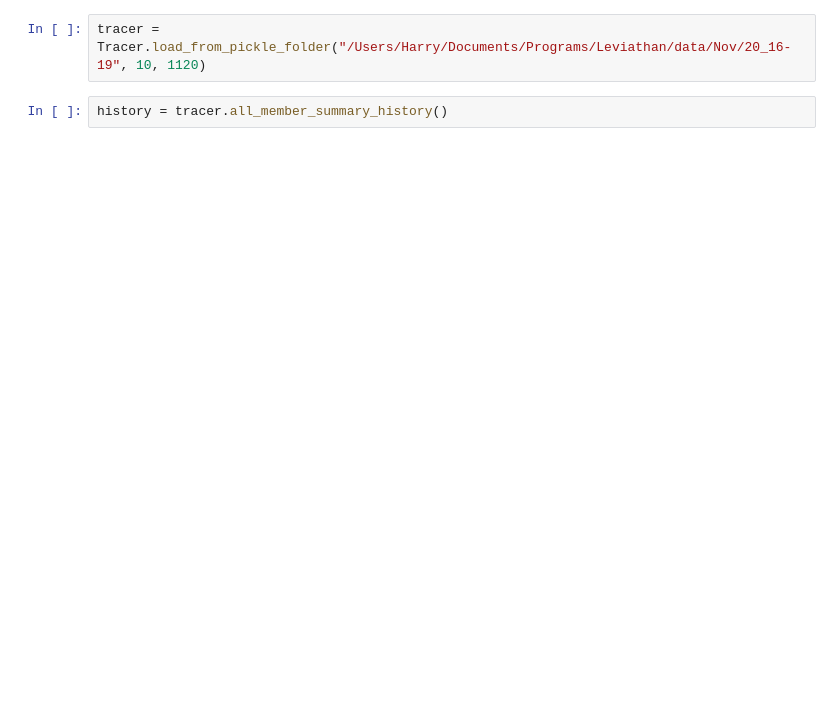
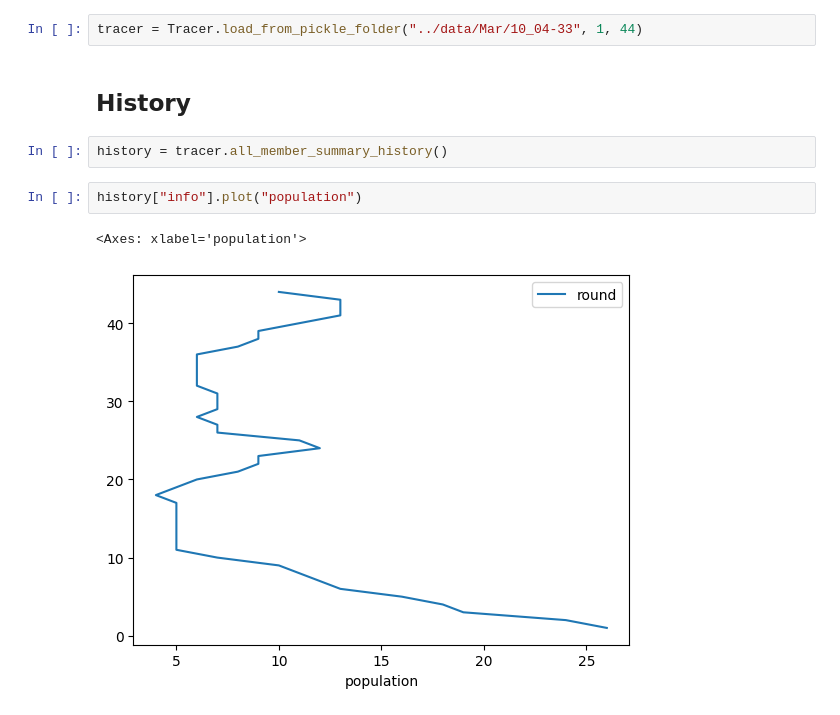
Before and after one commit to LEE-CHENYU/leviathan, a Jupyter notebook: notebooks/test_tracer.ipynb, the cells around one changed output. Saved outputs shown, nothing was run; the diff lists cells and outputs as text; blank space fills up the shorter version.

```diff
--- a/notebooks/test_tracer.ipynb
+++ b/notebooks/test_tracer.ipynb
@@ -9,6 +25,13 @@ import matplotlib.pyplot as plt
-# %%
-tracer = Tracer.load_from_pickle_folder("/Users/Harry/Documents/Programs/Leviathan/data/Nov/20_16-19", 10, 1120)
+# %%
+tracer = Tracer.load_from_pickle_folder("../data/Mar/10_04-33", 1, 44)
+# %% [markdown]
+## History
 # %%
 history = tracer.all_member_summary_history()
+# %%
+history["info"].plot("population")
+# %% [output]
+<Axes: xlabel='population'>
+[figure, added]
 # %%
 history["mean"].plot(None, [
```
Also changed, not shown: parts of 11 cells of this notebook, 5 other files.
